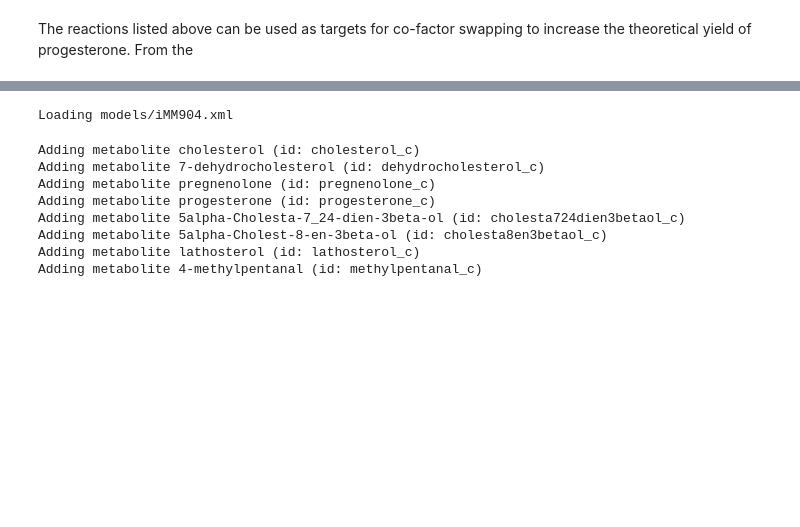
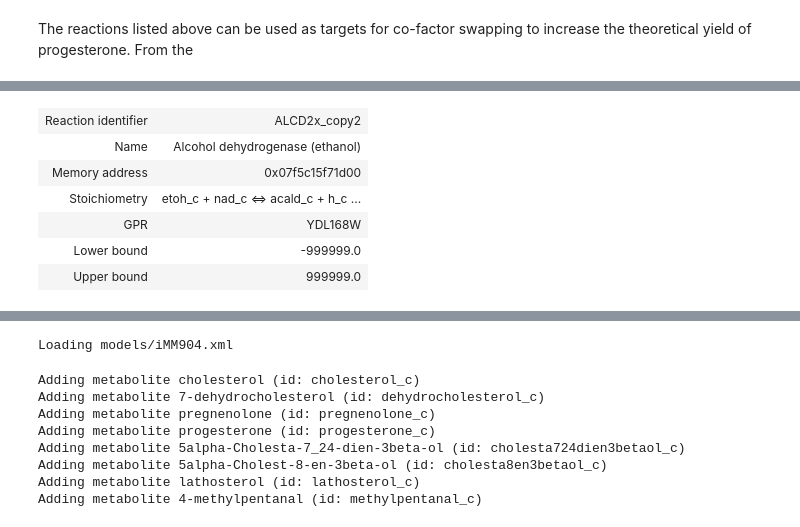
Before and after one commit to 27410/27410-group-assigment-group_3, a Jupyter notebook: 06_co-factor_swap.ipynb, the cells around one changed output, grey strips where cells are left out. Cells and saved outputs as stored; diff of their text form; code cells hidden in the pictures; blank space fills up the shorter version.

```diff
--- a/06_co-factor_swap.ipynb
+++ b/06_co-factor_swap.ipynb
@@ -72,0 +180,11 @@ solution_1
+# %%
+# Calculate flux towards progesterone
+pp = []
+for model in models:
+    with model:
+        objective_reaction = model.reactions.R02216
+        model.objective = objective_reaction
+        pp.append(model.optimize())
+
+print(f'{model.id}: progesterone flux = {pp[0].objective_value}')
+print(f'{model_coswap.id}_coswap: progesterone flux = {pp[1].objective_value}')
@@ -91,0 +250,10 @@ The reactions listed above can be used as targets for co-factor swapping to incr
+# %%
+model.reactions.ALCD2x_copy2
+# %% [output]
+| Reaction identifier | ALCD2x_copy2 |
+| Name | Alcohol dehydrogenase (ethanol) |
+| Memory address | 0x07f5c15f71d00 |
+| Stoichiometry | etoh_c + nad_c <=> acald_c + h_c ... |
+| GPR | YDL168W |
+| Lower bound | -999999.0 |
+| Upper bound | 999999.0 |
```
Also changed, not shown: parts of 34 cells of this notebook, 4 other files.
